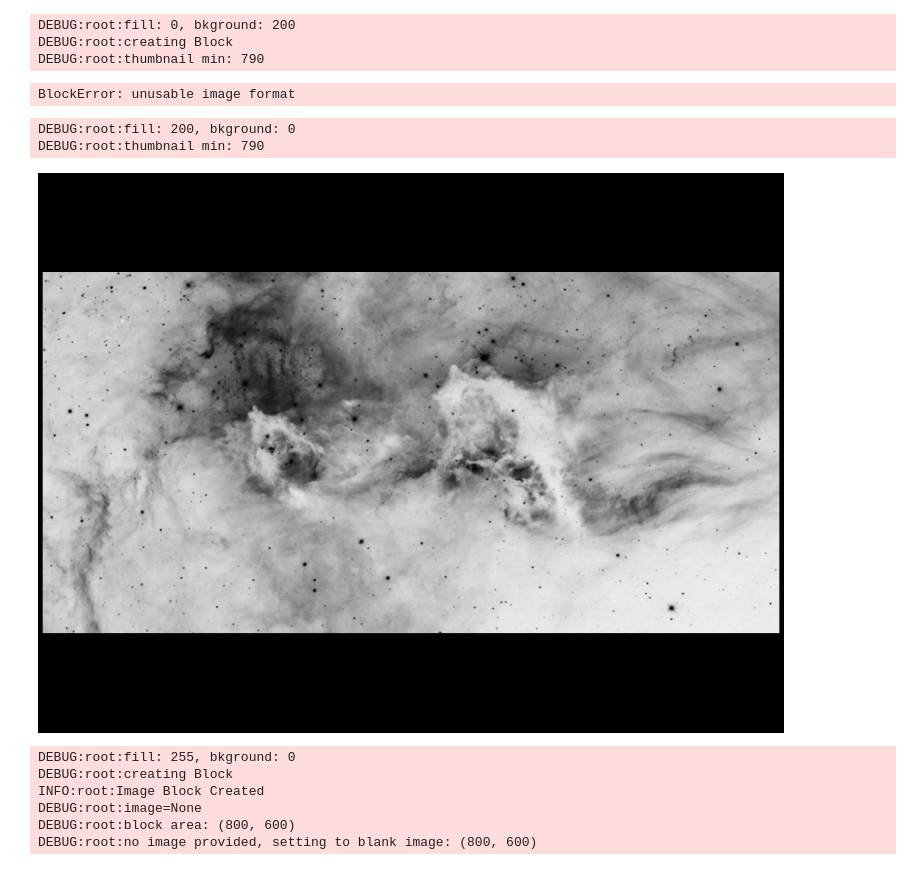
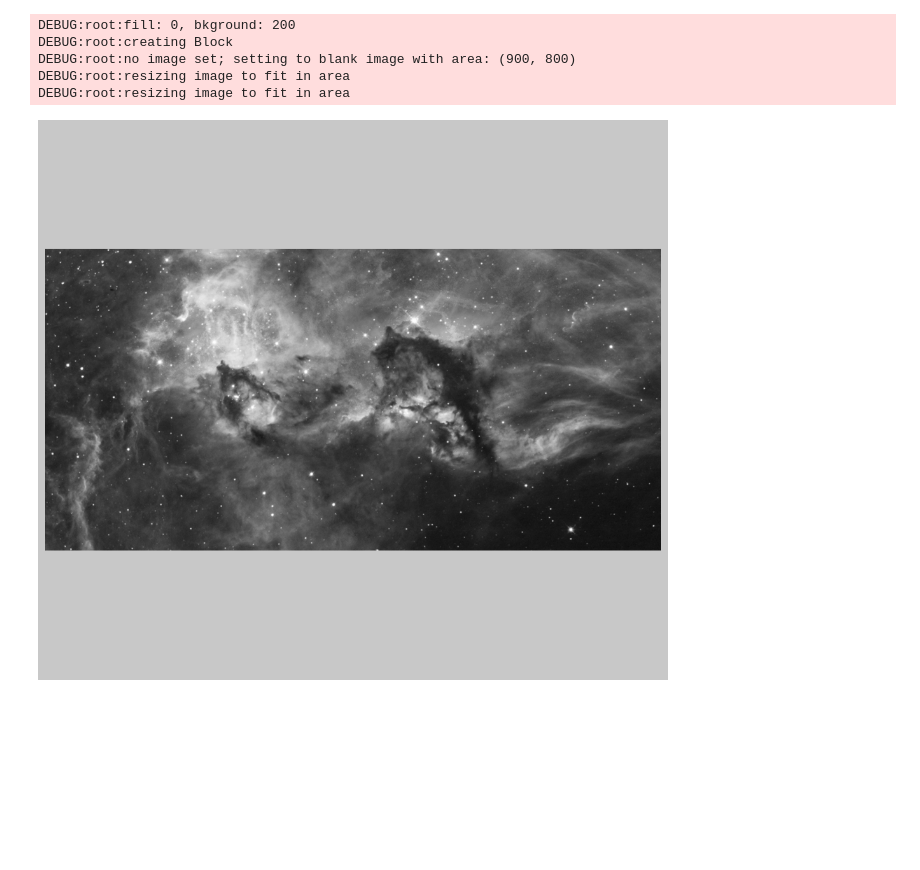
Before and after one commit to txoof/epdlib, a Jupyter notebook: epdlib/Block.ipynb, the cells around one changed output. Drawn from its saved outputs; the diff is of its cells as text; code cells hidden in the pictures; blank space fills up the shorter version.

Commit message:
fix error in resize

```diff
--- a/epdlib/Block.ipynb
+++ b/epdlib/Block.ipynb
@@ -895,23 +733,16 @@ class ImageBlock(Block):
             logging.warn('update called with no arguments, no action taken')
             return False
 # %%
-i = ImageBlock(area=(800, 600), image=7, mode='L',
-               hcenter=True, vcenter=True, padding=5, rand=False, inverse=False, bkground=200)
+# i = ImageBlock(area=(900, 800), mode='L',
+#                hcenter=True, vcenter=True, padding=10, rand=False, inverse=False, bkground=200)
+# i.update('../portrait-pilot_SW0YN0Z5T0.jpg')
+# i.update('../hubble.jpg')
 
-# i.update('../PIA03519_small.jpg')
-
-i.image
+# i.image
 # %% [output]
 DEBUG:root:fill: 0, bkground: 200
 DEBUG:root:creating Block
-DEBUG:root:thumbnail min: 790
+DEBUG:root:no image set; setting to blank image with area: (900, 800)
+DEBUG:root:resizing image to fit in area
+DEBUG:root:resizing image to fit in area
-BlockError: unusable image format
+[figure, added]
-# %%
-i.inverse = not i.inverse
-i.vcenter = not i.vcenter
-i.update('../hubble.jpg')
-i.image
-# %% [output]
-DEBUG:root:fill: 200, bkground: 0
-DEBUG:root:thumbnail min: 790
-[figure, removed]
@@ -1016,16 +749,3 @@ class xImageBlock(Block):
-# %%
-i = ImageBlock(area=(800, 600))
-
-i.update('../PIA03519_small.jpg')
-
-i.image
-# %% [output]
-DEBUG:root:fill: 255, bkground: 0
-DEBUG:root:creating Block
-INFO:root:Image Block Created
-DEBUG:root:image=None
-DEBUG:root:block area: (800, 600)
-DEBUG:root:no image provided, setting to blank image: (800, 600)
 # %%
 def dir2dict(obj):
     d = {}
```
Also changed, not shown: parts of 8 cells of this notebook.
